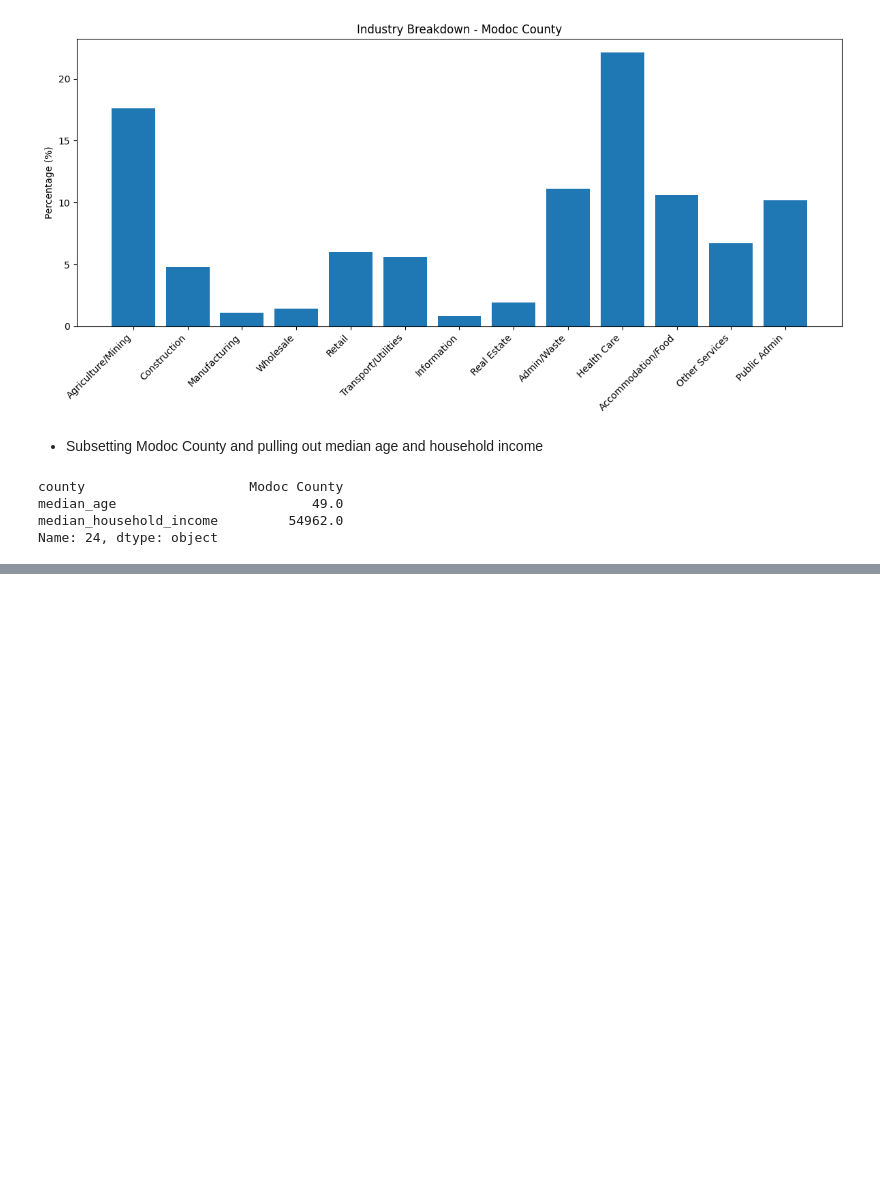
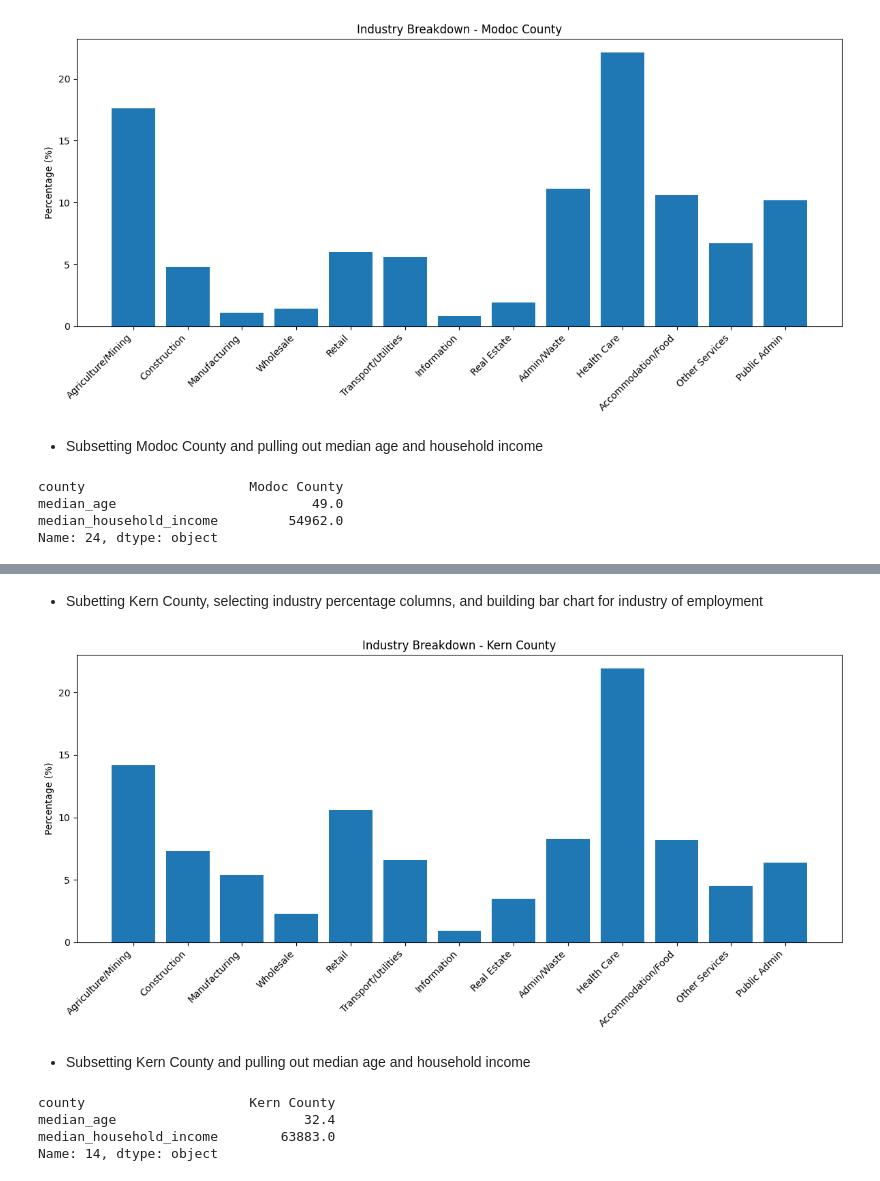
Before and after one commit to sose27/GROUP1_comm3180_S26_Data_Project, a Jupyter notebook: data_analysis/ACS_election.ipynb, the cells around one changed output, grey strips where cells are left out. Drawn from its saved outputs; the diff is of its cells as text; code cells hidden in the pictures; blank space fills up the shorter version.

```diff
--- a/data_analysis/ACS_election.ipynb
+++ b/data_analysis/ACS_election.ipynb
@@ -150,0 +229,34 @@ Name: 24, dtype: object
+# %% [markdown]
+* Subetting Kern County, selecting industry percentage columns, and building bar chart for industry of employment
+# %%
+kern = ACS_final[ACS_final['county'] == 'Kern County'].iloc[0]
+
+industry_labels = ['Agriculture/Mining', 'Construction', 'Manufacturing', 'Wholesale', 'Retail',
+                   'Transport/Utilities', 'Information', 'Real Estate', 'Admin/Waste',
+                   'Health Care', 'Accommodation/Food', 'Other Services', 'Public Admin']
+industry_cols = ['pct_agriculture_mining', 'pct_construction', 'pct_manufacturing',
+                 'pct_wholesale_trade', 'pct_retail_trade', 'pct_transportation_warehousing_utilities',
+                 'pct_information', 'pct_real_estate_rental_leasing', 'pct_admin_waste_services',
+                 'pct_health_care_social_assistance', 'pct_accommodation_food_services',
+                 'pct_other_services', 'pct_public_administration']
+industry_values = kern[industry_cols].values
+
+plt.figure(figsize=(12, 6))
+plt.bar(industry_labels, industry_values)
+plt.xticks(rotation=45, ha='right')
+plt.ylabel('Percentage (%)')
+plt.title('Industry Breakdown - Kern County')
+plt.tight_layout()
+plt.show()
+# %% [output]
+[figure, added]
+# %% [markdown]
+* Subsetting Kern County and pulling out median age and household income
+# %%
+kern = ACS_final[ACS_final['county'] == 'Kern County'].iloc[0]
+kern[['county', 'median_age', 'median_household_income']]
+# %% [output]
+county                     Kern County
+median_age                        32.4
+median_household_income        63883.0
+Name: 14, dtype: object
```
Also changed, not shown: parts of 21 cells of this notebook, 2 other files.
